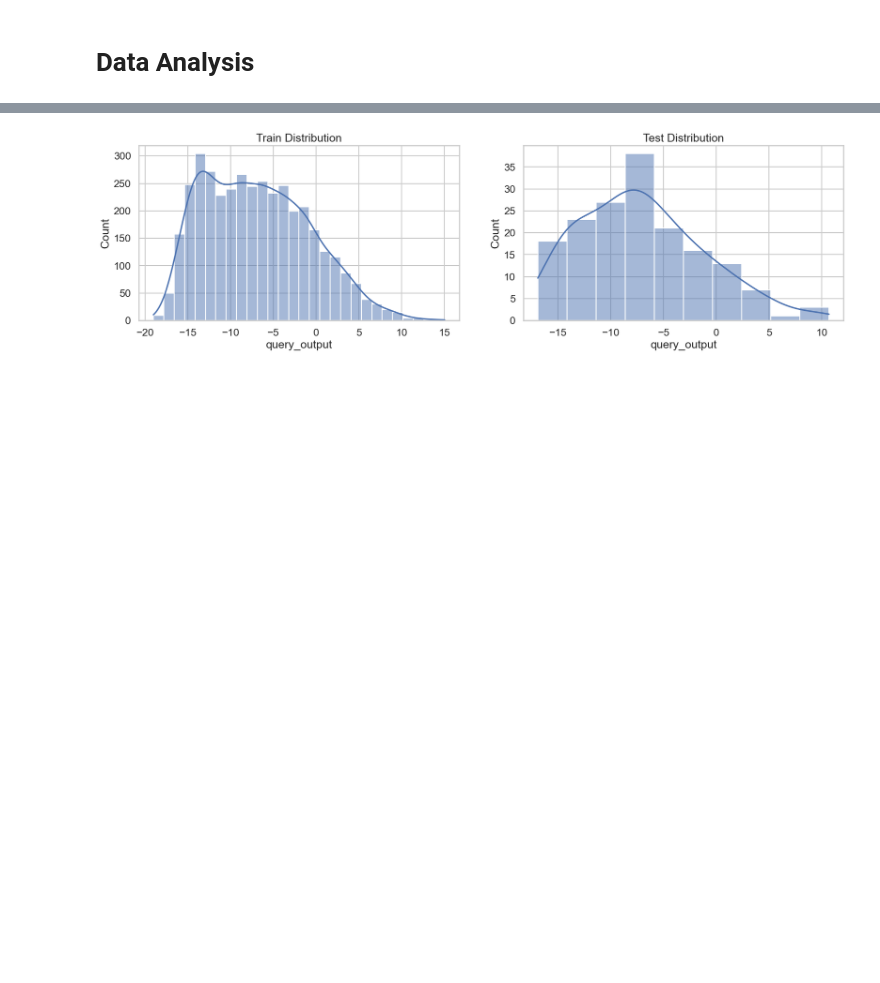
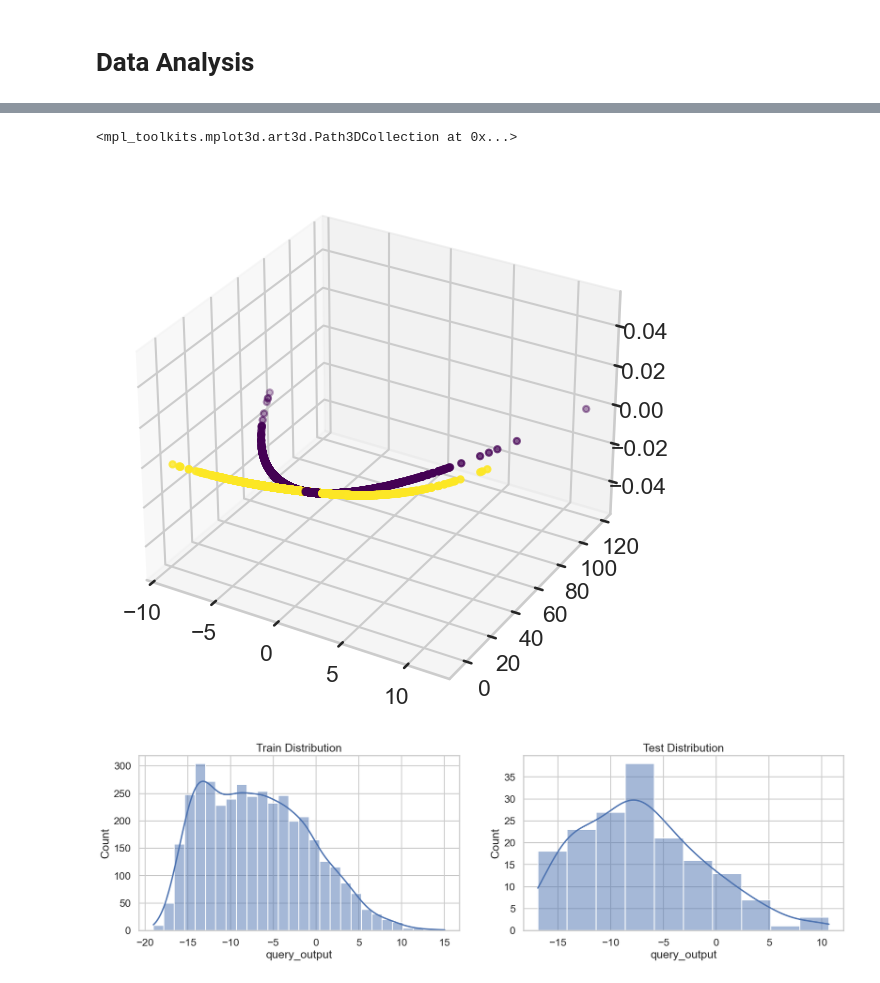
Before and after one commit to KDL-umass/compositional_models_cate, a Jupyter notebook: notebooks/synthetic_dgp_analysis.ipynb, the cells around one changed output, grey strips where cells are left out. Drawn from its saved outputs; the diff is of its cells as text; code cells hidden in the pictures; blank space fills up the shorter version.

```diff
--- a/notebooks/synthetic_dgp_analysis.ipynb
+++ b/notebooks/synthetic_dgp_analysis.ipynb
@@ -367,3 +378,24 @@ ax.scatter(data["module_1_feature_feature_0"], data["module_2_feature_feature_0"
+# %%
+# Hypotheses to test
+# 1. Each component output is a quadratic function of the input features.
+# 2. Plot final output vs input features.
+
+# Hypothesis 1
+# plot 1
+import matplotlib.pyplot as plt
+import seaborn as sns
+sns.set(style="whitegrid")
+sns.set_context("talk")
+max_modules = 6
+# fig, ax = plt.subplots(1, max_modules, figsize=(20, 5))
+
+# Have a 3D plot for two features and one output
+fig = plt.figure(figsize=(10, 7))
+ax = fig.add_subplot(111, projection='3d')
+ax.scatter(train_df["feature_0"],train_df["query_output"], c=train_df["treatment_id"], cmap='viridis')
+# %% [output]
+<mpl_toolkits.mplot3d.art3d.Path3DCollection at 0x...>
+[figure, added]
 # %%
 # plot distribution of the output for train and test df in the same plot
 fig, ax = plt.subplots(1, 2, figsize=(20, 5))
```
Also changed, not shown: parts of 11 cells of this notebook, 1 other file.
